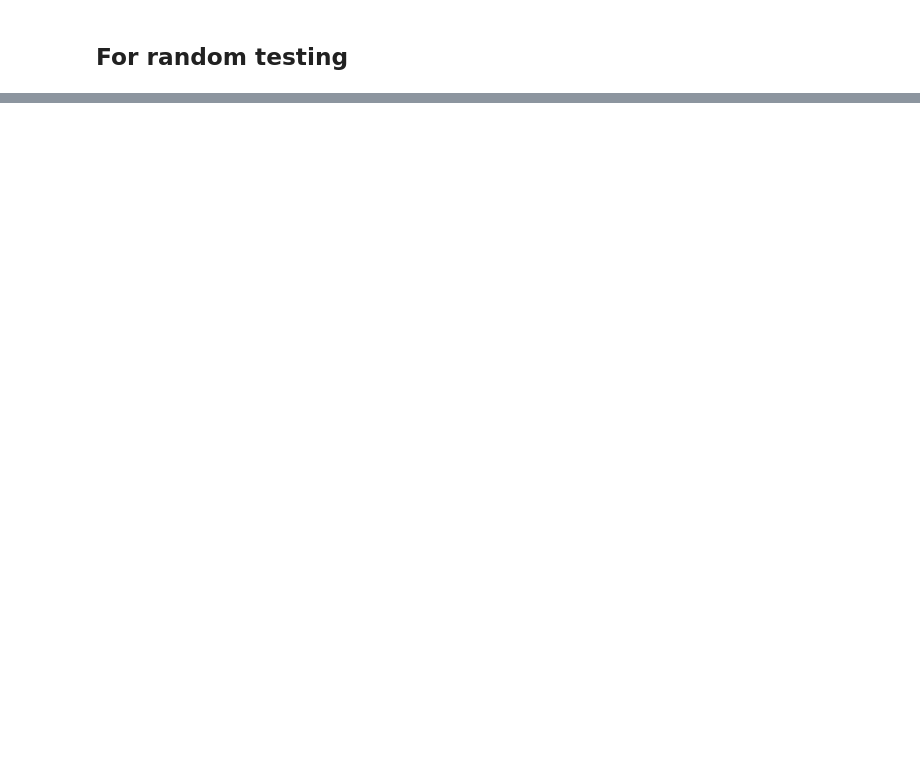
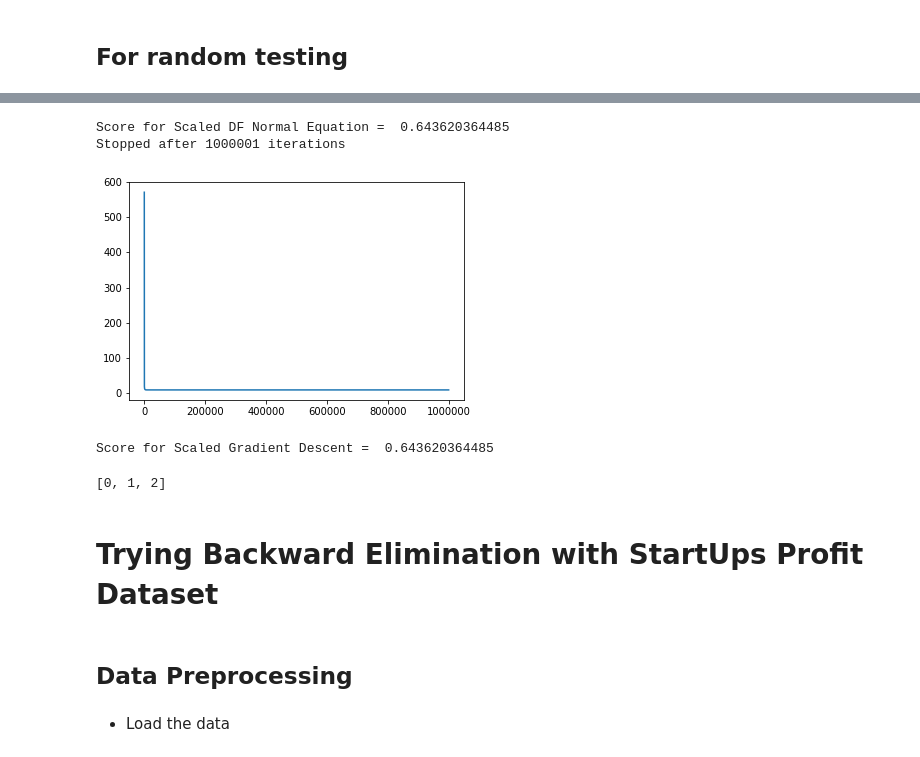
Before and after one commit to aakashgupta96/Learning-ML, a Jupyter notebook: Aakash/Random.ipynb, the cells around one changed output, grey strips where cells are left out. Drawn from its saved outputs; the diff is of its cells as text; code cells hidden in the pictures; blank space fills up the shorter version.

```diff
--- a/Aakash/Random.ipynb
+++ b/Aakash/Random.ipynb
@@ -87,0 +252,6 @@ array([0.90601619, 0.05713209, 0.01875806, 0.01809365])
+# %%
+def scaledCopy(dataframe):
+    df_scaled = dataframe.copy()
+    for i in range(len(df_scaled.columns)):
+        df_scaled[i] = df_scaled[i]/df_scaled[i].max()
+    return df_scaled
@@ -87,0 +289,20 @@ array([0.90601619, 0.05713209, 0.01875806, 0.01809365])
+# %%
+theta = fitNormal(X_train_scaled,Y_train.reshape(len(Y_train),1))
+Y_predicted = predict(X_test_scaled,theta)
+print("Score for Scaled DF Normal Equation = ",score(Y_test,Y_predicted.reshape(len(Y_predicted))))
+theta = fitGradientDescent(X_train_scaled,Y_train.reshape(len(Y_train),1),0.1,max_iterations=1000000) #Now we can increase learning rate as it won't cause integer overflow while multiplications
+Y_predicted = predict(X_test_scaled,theta)
+print("Score for Scaled Gradient Descent = ",score(Y_test,Y_predicted.reshape(len(Y_predicted))))
+# %% [output]
+Score for Scaled DF Normal Equation =  0.643620364485
+Stopped after 1000001 iterations
+[figure, added]
+Score for Scaled Gradient Descent =  0.643620364485
+# %%
+iris = Datasets.load_iris()
+df = pd.DataFrame(iris.data)
+list(set(iris.target))
+# %% [output]
+[0, 1, 2]
+# %% [markdown]
+# Trying Backward Elimination with StartUps Profit Dataset
@@ -87,0 +313,4 @@ array([0.90601619, 0.05713209, 0.01875806, 0.01809365])
+# %% [markdown]
+## Data Preprocessing
+# %% [markdown]
+- Load the data
```
Also changed, not shown: parts of 114 cells of this notebook, 16 other files.
